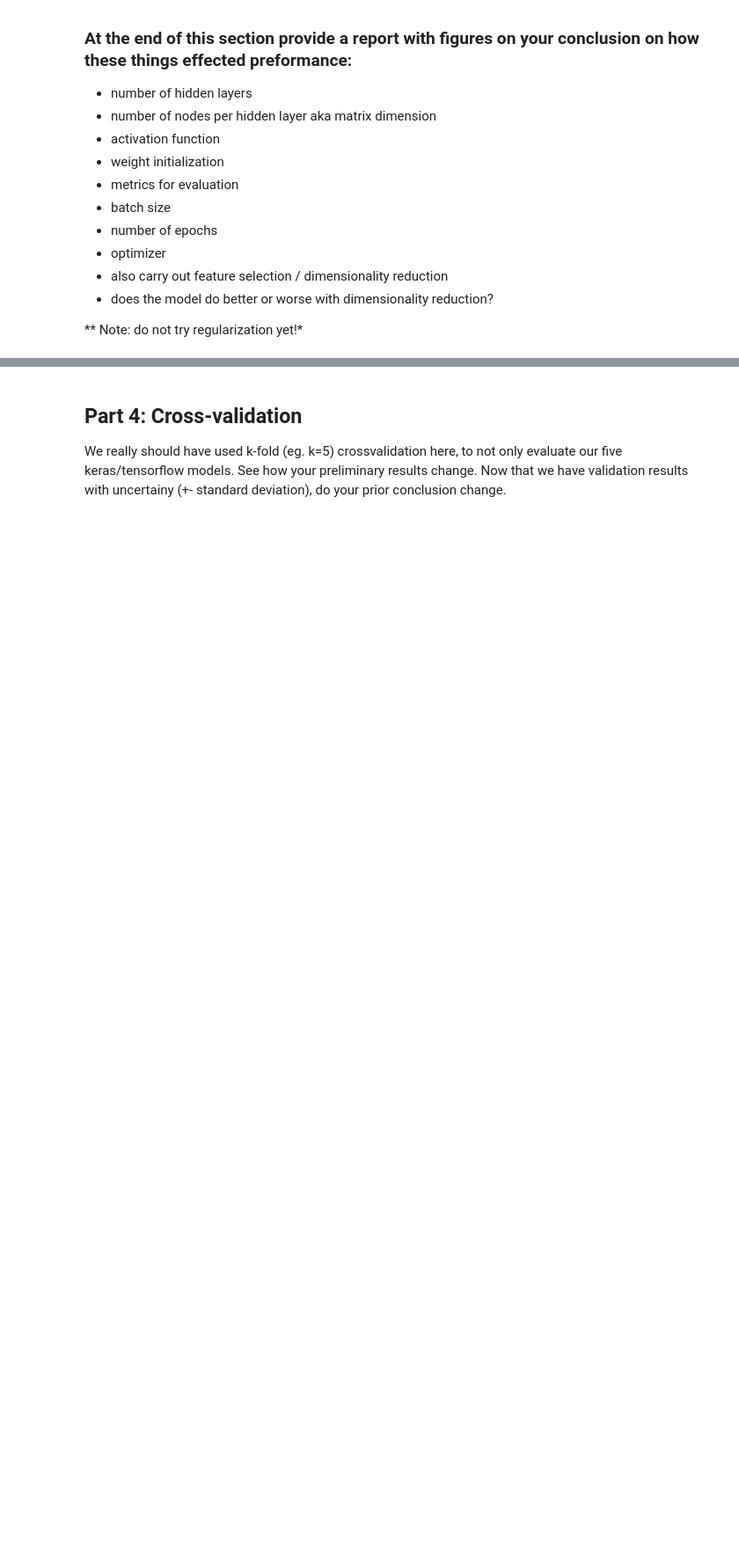
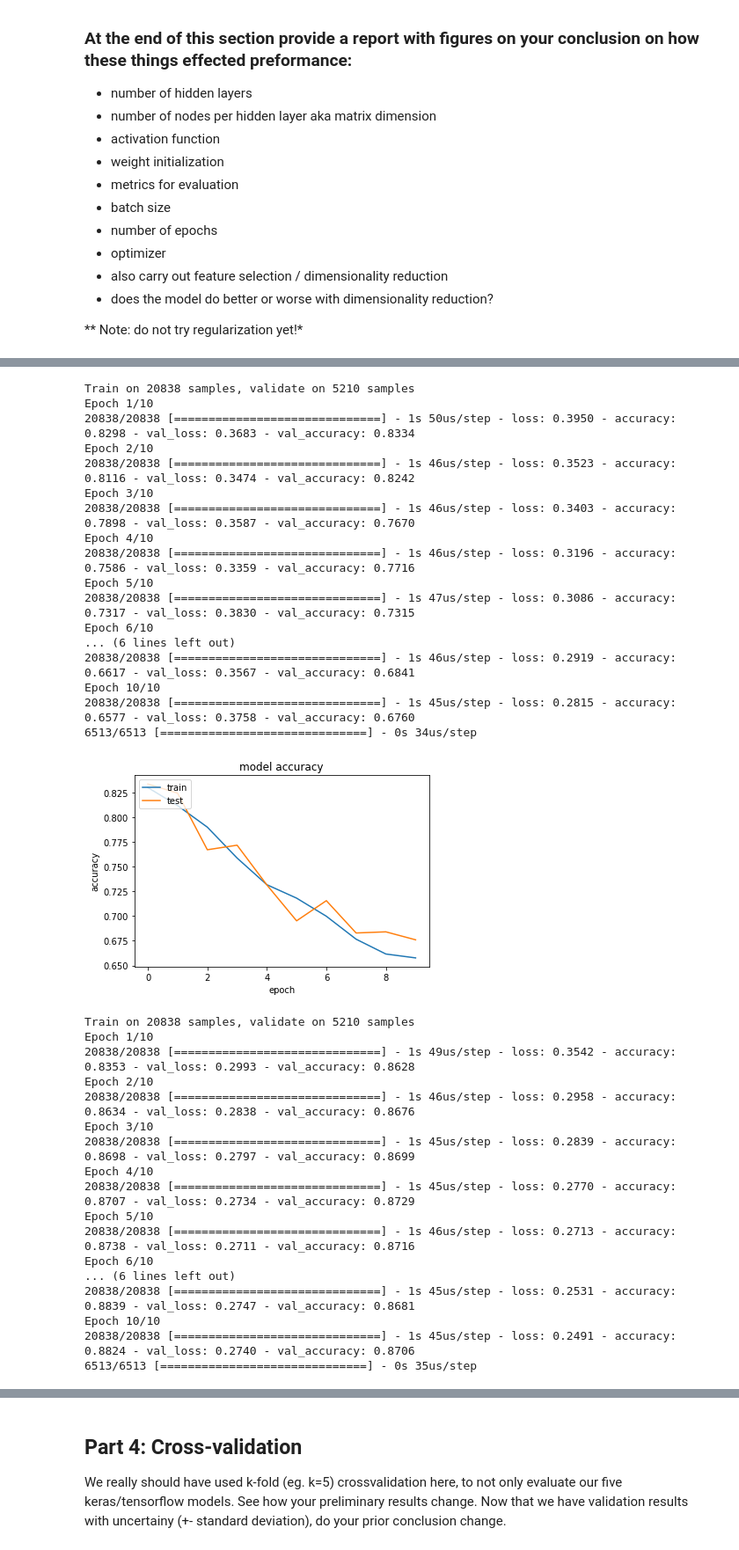
Before and after one commit to tunghoangt/DeepNeuralNet, a Jupyter notebook: HW2/hw2_problem4.ipynb, the cells around one changed output, grey strips where cells are left out. Shown at 88% size. Drawn from its saved outputs; the diff is of its cells as text; code cells hidden in the pictures; blank space fills up the shorter version.

```diff
--- a/HW2/hw2_problem4.ipynb
+++ b/HW2/hw2_problem4.ipynb
@@ -82,3 +226,6 @@ At the end of this you should have a train, validate and test split. In the next
+# %%
+# Train Test Split
+X_train, X_test, y_train, y_test = train_test_split(X, y, test_size=0.2, random_state = 42)
 # %% [markdown]
 ## Part 3: Build different 2 sklearn models and five different variations of Keras/tensorflow  models
 
@@ -126,0 +248,11 @@ Include some graphs and peformance metrics
+# %%
+# Get baseline results here with logisic regression and random forest
+lr = LogisticRegression()
+lr.fit(X_train, y_train)
+y_pred_lr = lr.predict(X_test)
+print(classification_report(y_test,y_pred_lr))
+
+rf = RandomForestClassifier()
+rf.fit(X_train, y_train)
+y_pred_rf = rf.predict(X_test)
+print(classification_report(y_test,y_pred_rf))
@@ -126,0 +333,52 @@ Include some graphs and peformance metrics
+# %%
+model_1, model_2, model_3, model_4, model_5 = model_one(), model_two(), model_three(), model_four(), model_five()
+# %%
+models = []
+models.extend([model_1, model_2, model_3, model_4, model_5])
+# %%
+for model in models:
+    history = model.fit(X_train, y_train, batch_size=32, validation_split = 0.2 ,epochs=10)
+    model.evaluate(X_test, y_test, batch_size=16)
+    plt.plot(history.history['accuracy'])
+    plt.plot(history.history['val_accuracy'])
+    plt.title('model accuracy')
+    plt.ylabel('accuracy')
+    plt.xlabel('epoch')
+    plt.legend(['train', 'test'], loc='upper left')
+    plt.show()
+# %% [output]
+Train on 20838 samples, validate on 5210 samples
+Epoch 1/10
+20838/20838 [==============================] - 1s 50us/step - loss: 0.3950 - accuracy: 0.8298 - val_loss: 0.3683 - val_accuracy: 0.8334
+Epoch 2/10
+20838/20838 [==============================] - 1s 46us/step - loss: 0.3523 - accuracy: 0.8116 - val_loss: 0.3474 - val_accuracy: 0.8242
+Epoch 3/10
+20838/20838 [==============================] - 1s 46us/step - loss: 0.3403 - accuracy: 0.7898 - val_loss: 0.3587 - val_accuracy: 0.7670
+Epoch 4/10
+20838/20838 [==============================] - 1s 46us/step - loss: 0.3196 - accuracy: 0.7586 - val_loss: 0.3359 - val_accuracy: 0.7716
+Epoch 5/10
+20838/20838 [==============================] - 1s 47us/step - loss: 0.3086 - accuracy: 0.7317 - val_loss: 0.3830 - val_accuracy: 0.7315
+Epoch 6/10
+... (6 lines left out)
+20838/20838 [==============================] - 1s 46us/step - loss: 0.2919 - accuracy: 0.6617 - val_loss: 0.3567 - val_accuracy: 0.6841
+Epoch 10/10
+20838/20838 [==============================] - 1s 45us/step - loss: 0.2815 - accuracy: 0.6577 - val_loss: 0.3758 - val_accuracy: 0.6760
+6513/6513 [==============================] - 0s 34us/step
+[figure, added]
+Train on 20838 samples, validate on 5210 samples
+Epoch 1/10
+20838/20838 [==============================] - 1s 49us/step - loss: 0.3542 - accuracy: 0.8353 - val_loss: 0.2993 - val_accuracy: 0.8628
+Epoch 2/10
+20838/20838 [==============================] - 1s 46us/step - loss: 0.2958 - accuracy: 0.8634 - val_loss: 0.2838 - val_accuracy: 0.8676
+Epoch 3/10
+20838/20838 [==============================] - 1s 45us/step - loss: 0.2839 - accuracy: 0.8698 - val_loss: 0.2797 - val_accuracy: 0.8699
+Epoch 4/10
+20838/20838 [==============================] - 1s 45us/step - loss: 0.2770 - accuracy: 0.8707 - val_loss: 0.2734 - val_accuracy: 0.8729
+Epoch 5/10
+20838/20838 [==============================] - 1s 46us/step - loss: 0.2713 - accuracy: 0.8738 - val_loss: 0.2711 - val_accuracy: 0.8716
+Epoch 6/10
+... (6 lines left out)
+20838/20838 [==============================] - 1s 45us/step - loss: 0.2531 - accuracy: 0.8839 - val_loss: 0.2747 - val_accuracy: 0.8681
+Epoch 10/10
+20838/20838 [==============================] - 1s 45us/step - loss: 0.2491 - accuracy: 0.8824 - val_loss: 0.2740 - val_accuracy: 0.8706
+6513/6513 [==============================] - 0s 35us/step
```
Also changed, not shown: parts of 39 cells of this notebook, 1 other file.
